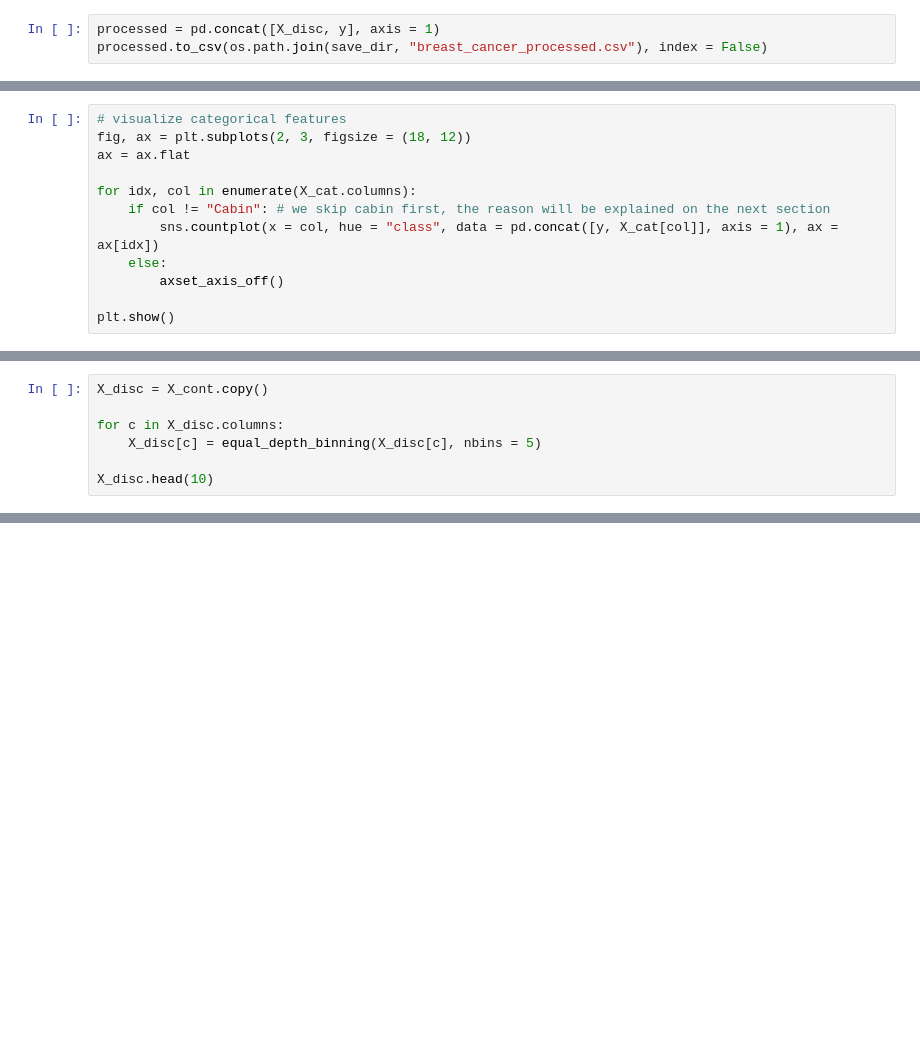
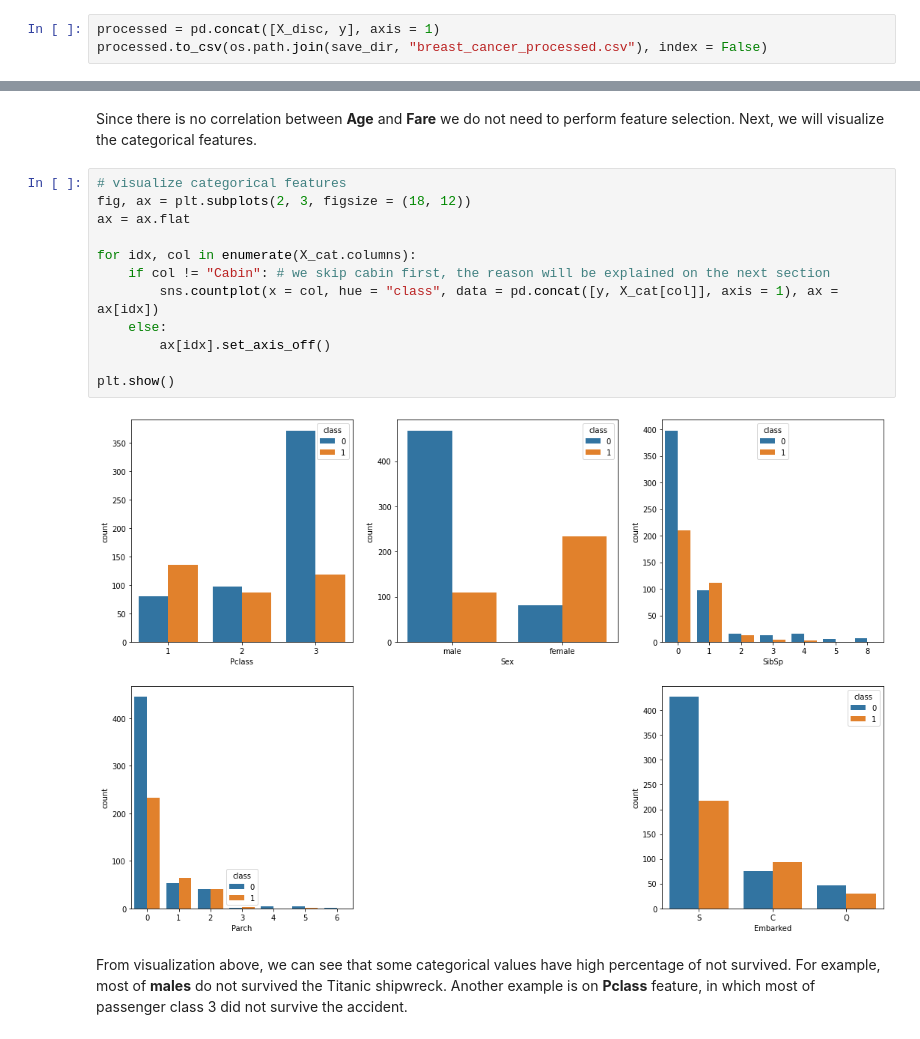
Before and after one commit to suryaParyanta/CZ4032-Rule_Based_Classifier, a Jupyter notebook: notebooks/data_preprocessing.ipynb, the cells around one changed output, grey strips where cells are left out. Drawn from its saved outputs; the diff is of its cells as text; blank space fills up the shorter version.

```diff
--- a/notebooks/data_preprocessing.ipynb
+++ b/notebooks/data_preprocessing.ipynb
@@ -653,12 +584,0 @@ Since there is no correlation between **Age** and **Fare** we do not need to per
-# %%
-# visualize categorical features
-fig, ax = plt.subplots(2, 3, figsize = (18, 12))
-ax = ax.flat
-
-for idx, col in enumerate(X_cat.columns):
-    if col != "Cabin": # we skip cabin first, the reason will be explained on the next section
-        sns.countplot(x = col, hue = "class", data = pd.concat([y, X_cat[col]], axis = 1), ax = ax[idx])
-    else:
-        axset_axis_off()
-
-plt.show()
@@ -704,7 +584,0 @@ def equal_depth_binning(arr, nbins = 5):
-# %%
-X_disc = X_cont.copy()
-
-for c in X_disc.columns:
-    X_disc[c] = equal_depth_binning(X_disc[c], nbins = 5)
-
-X_disc.head(10)
@@ -782,0 +651,18 @@ processed.to_csv(os.path.join(save_dir, "titanic_processed.csv"), index = False)
+# %% [markdown]
+Since there is no correlation between **Age** and **Fare** we do not need to perform feature selection. Next, we will visualize the categorical features.
+# %%
+# visualize categorical features
+fig, ax = plt.subplots(2, 3, figsize = (18, 12))
+ax = ax.flat
+
+for idx, col in enumerate(X_cat.columns):
+    if col != "Cabin": # we skip cabin first, the reason will be explained on the next section
+        sns.countplot(x = col, hue = "class", data = pd.concat([y, X_cat[col]], axis = 1), ax = ax[idx])
+    else:
+        ax[idx].set_axis_off()
+
+plt.show()
+# %% [output]
+[figure, added]
+# %% [markdown]
+From visualization above, we can see that some categorical values have high percentage of not survived. For example, most of **males** do not survived the Titanic shipwreck. Another example is on **Pclass** feature, in which most of passenger class 3 did not survive the accident.
```
Also changed, not shown: parts of 47 cells of this notebook, 1 other file.
